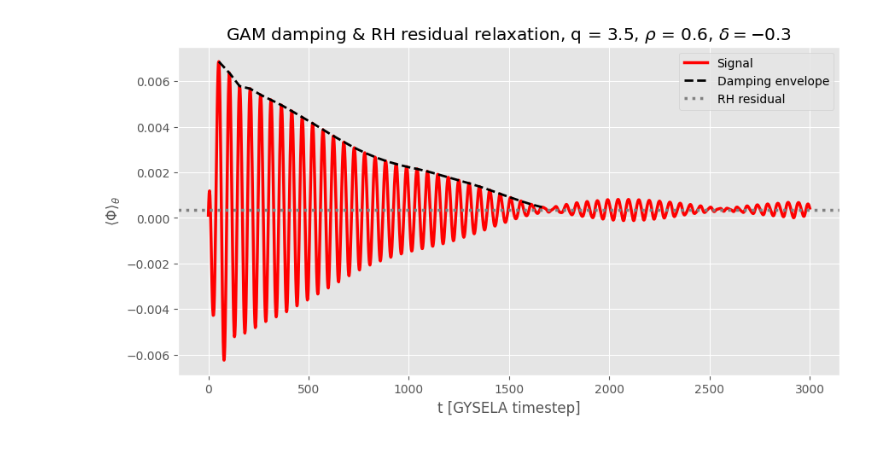
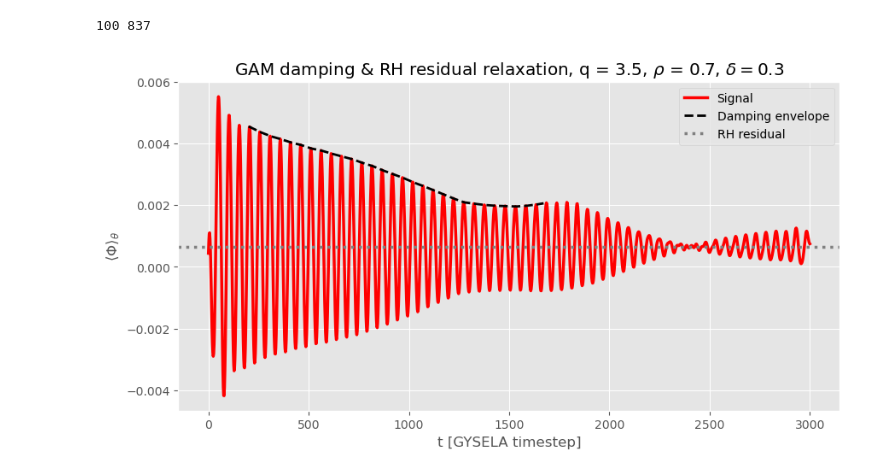
Before and after one commit to seferoni/GYSELA_utils, a Jupyter notebook: post-processing/scripts/exploratory_notebooks/rosenbluth_hinton_mn0.ipynb, the cells around one changed output. Drawn from its saved outputs; the diff is of its cells as text; code cells hidden in the pictures.

Commit message:
Failed attempt at fixing envelope behaviour.

```diff
--- a/post-processing/scripts/exploratory_notebooks/rosenbluth_hinton_mn0.ipynb
+++ b/post-processing/scripts/exploratory_notebooks/rosenbluth_hinton_mn0.ipynb
@@ -11,41 +15,100 @@ plt.style.use("ggplot");
 # %%
 # Test inputs - delete when done!
-delta_t = reader.fetch_data_from_h5("C:/Workspace/NSCC/local copies/raw_output_data/DN_DAYCASE_DELTASCAN_255X512_Q3.5_-0.3/sp0/Phi2D/Phi2D_d00000.h5")["deltat"].values;
-data_arrays = reader.compile_data_from_directory("Phirth_n0", "C:/Workspace/NSCC/local copies/raw_output_data/DN_DAYCASE_DELTASCAN_255X512_Q3.5_-0.3/sp0/Phi2D");
+delta_t = reader.fetch_data_from_h5("/zhisongqu_data/seth/GYSELA/raw/fresh_batch_7.0/DN_DAYCASE_DELTASCAN_255X512_Q3.5_0.3/sp0/Phi2D/Phi2D_d00000.h5")["deltat"].values;
+data_arrays = reader.compile_data_from_directory("Phirth_n0", "/zhisongqu_data/seth/GYSELA/raw/fresh_batch_7.0/DN_DAYCASE_DELTASCAN_255X512_Q3.5_0.3/sp0/Phi2D");
 # %%
+def calculate_physical_envelope_indices(damping_envelope, frequency, dt_diag, correlation_threshold = 0.95):
+
+	# Presuming no evolving background profile, this lets us skip the initial transients/positive growth rate phase.
+	nominal_start_index = np.argmax(damping_envelope);
+	# Convert from code units to diagnostic indices - not GYSELA time-steps!
+	diagnostic_period = int((1 / frequency) * (1 / dt_diag));
+	# Note always that time-steps are a visual abstraction.
+	# As a rule of thumb, the period we extract here MUST be half of the 'visual' period if dt_diag = 50, delta_t = 25.
+	start_index = None;
+
+	for period_multiplier in np.arange(1, 7):
+
+		test_start = nominal_start_index + (period_multiplier * diagnostic_period);
+		# Look two periods ahead in index-space.
+		test_end = test_start + (2 * diagnostic_period);
+		test_segment = damping_envelope[test_start : test_end];
+
+		# Linearity test to find asymptotic regime.
+		log_segment = np.log(test_segment);
+		segment_range = np.arange(len(log_segment));
+		results = stats.linregress(segment_range, log_segment);
+		# The closer this is to 1, the more linearly correlated the points are.
+		pearson_correlation = results.rvalue ** 2;
+
+		# We also omit here consecutive segments with a positive slope.
+		if pearson_correlation < correlation_threshold or results.slope >= 0:
+			continue;
+
+		start_index = test_start;
+		break;
+
+	if start_index is None:
+		print("Error: could not find asymptotic regime!");
+		return None;
+
+	window_length = int(0.5 * diagnostic_period);
+
+	if window_length % 2 == 0:
+		# Window length must be odd.
+		window_length += 1;
+
+	# We cull the numerical jitters and noise via a Savitzky-Golay filter.
+	smoothed_envelope = signal.savgol_filter(damping_envelope, window_length, polyorder = 2);
+	long_time_signal = smoothed_envelope[start_index :];
+	consecutive_differences = np.diff(long_time_signal);
+	# Returns a tuple of arrays. We take the zeroth array.
+	turning_points = np.where(consecutive_differences > np.mean(damping_envelope) * 0.001)[0];
+	# Ordinarily we'd take `consecutive_differences > 0`, but this is too still too sensitive to small abrupt changes in the envelope.
+	# So here, we look at fluctuations ostensibly larger than noise.
+
+	# For the edge case where the GAM damps perfectly.
+	if len(turning_points) == 0:
+		return [start_index, len(damping_envelope) -1];
+
+	end_index = start_index + turning_points[0];
+	print(start_index, end_index)
+	return [start_index, end_index];
+
 def plot_rosenbluth_hinton(phi2D_list, delta_t, dt_diag, title_suffix = "", effective_radius = 0.7, residual_window = 100, signal_band_pass = True):
+
 	# Signal isolation and data processing.
-
 	radial_time_series = utils.generate_poloidally_averaged_time_series(phi2D_list, effective_radius);
 
 	if signal_band_pass:
 		radial_time_series = utils.butterworth_band_pass_filter(radial_time_series, dt_diag);
 
 	# We recover the actual number of simulation time-steps here.
 	# This does not actually change the size of the array, only its spacing.
 	time_range = utils.generate_time_range_by_series(radial_time_series, delta_t, dt_diag);
-	GAM_frequency = utils.extract_gam_frequency(phi2D_list, delta_t, effective_radius);
+	GAM_frequency = utils.extract_gam_frequency(phi2D_list, dt_diag, effective_radius);
 	amplitude_envelope = utils.generate_damping_envelope(radial_time_series, GAM_frequency, dt_diag);
 	residual_level = utils.calculate_residual_level(amplitude_envelope, residual_window);
 
 	if signal_band_pass:
 		# Restore residual levels as the band-pass eliminates this information.
 		radial_time_series += residual_level;
 		amplitude_envelope += residual_level;
 
-	visualisation_indices = utils.calculate_physical_envelope_indices(amplitude_envelope);
+	visualisation_indices = calculate_physical_envelope_indices(amplitude_envelope, GAM_frequency, dt_diag);
 
 	# Figure plotting logic.
 	plt.figure(figsize = (10, 5));
 	plt.plot(time_range, radial_time_series, color = "red", lw = 2.5, label = "Signal");
 	plt.plot(time_range[visualisation_indices[0] : visualisation_indices[1]], amplitude_envelope[visualisation_indices[0] : visualisation_indices[1]], color = "black", linestyle = "--", label= "Damping envelope", lw = 2.0);
 	plt.axhline(y = residual_level, color = "gray", linestyle = ":", label = f"RH residual", lw = 2.5);
 	plt.xlabel("t [GYSELA timestep]");
 	plt.ylabel(r"$\langle \Phi \rangle_\theta$");
 	plt.title(f"GAM damping & RH residual relaxation, q = 3.5, $\\rho$ = {effective_radius}, {title_suffix}");
 	plt.legend(frameon = True, loc = "upper right");
 	plt.show();
 
-plot_rosenbluth_hinton(data_arrays, delta_t, dt_diag = 50, effective_radius = 0.6, title_suffix = "$\delta = -0.3$");
+plot_rosenbluth_hinton(data_arrays, delta_t, dt_diag = 50, effective_radius = 0.7, title_suffix = "$\delta = 0.3$", signal_band_pass = True);
 # %% [output]
+100 837
-[figure, old version]
+[figure, new version]
```
Also changed, not shown: parts of 1 cell of this notebook, 2 other files.
